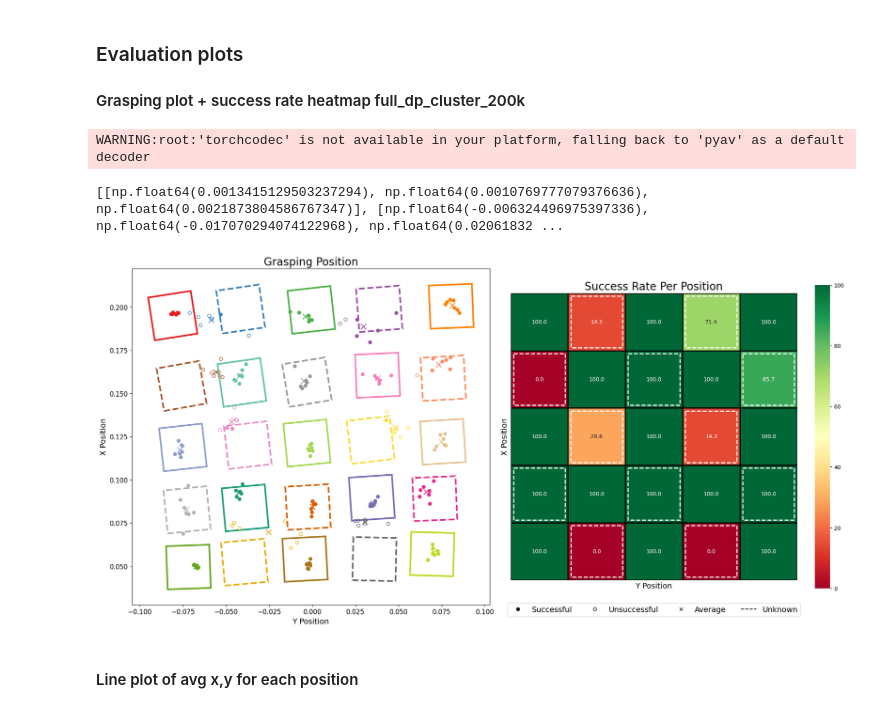
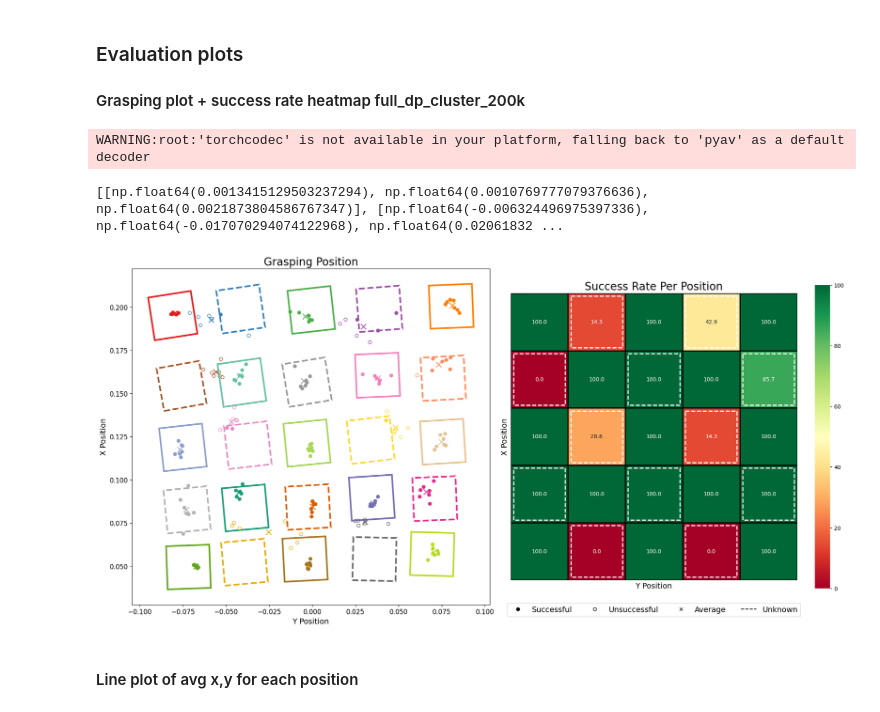
Before and after one commit to nicolas-duque/lerobot, a Jupyter notebook: lerobot/plots/eval_plots.ipynb, the cells around one changed output. Drawn from its saved outputs; the diff is of its cells as text; code cells hidden in the pictures.

Commit message:
Finished opening plots

```diff
--- a/lerobot/plots/eval_plots.ipynb
+++ b/lerobot/plots/eval_plots.ipynb
@@ -524,7 +524,7 @@ box_pos_avg_e9_all = [[0.195,-0.0809,  8.8293],[0.1988,-0.0415,  8.2231],[ 0.198
 success_e9_3_full_dp_cluster_200k = np.array([1,1,1,1,1,1,1, #1
                                                 0,0,0,0,0,0,1, #2
                                                 1,1,1,1,1,1,1, #3
-                                                1,1,0,1,1,1,0, #4
+                                                1,1,0,0,0,1,0, #4 --changed success of 25 (5th), because it didnt pick in first attempt
                                                 1,1,1,1,1,1,1, #5
                                                 0,0,0,0,0,0,0, #6
                                                 1,1,1,1,1,1,1, #7
@@ -648,34 +648,34 @@ print(avg_err)
 
 
 success_accum = success_accum.reshape(5, 5)
 annot_format=".1f"
 
 
 axs[1] = sns.heatmap(success_accum, annot=True, fmt=annot_format, cmap="RdYlGn", cbar=True, linewidths=1,linecolor='black',vmin=0,vmax=100,square=True,cbar_kws={"shrink": 0.8})
 
 if known_mask is not None:
         for y in range(success_accum.shape[0]):
             for x in range(success_accum.shape[1]):
                 if not known_mask[y, x]:
                     axs[1].add_patch(plt.Rectangle((x+0.05, y+0.05), 0.9, 0.9,fill=False, edgecolor='white',linestyle='--',lw=2))
 
 axs[1].set_xlabel("Y Position", fontsize=14)
 axs[1].set_ylabel("X Position", fontsize=14)
 axs[1].set_title("Success Rate Per Position", fontsize=20)
 axs[1].set_xticks([])
 axs[1].set_yticks([])
 
 success_marker = mlines.Line2D([], [], color='black', marker='o', markersize=6, label='Successful', fillstyle='full', linestyle='None')
 unsuccess_marker = mlines.Line2D([], [], color='black', marker='o', markersize=6, label='Unsuccessful', fillstyle='none', linestyle='None')
 average_marker = mlines.Line2D([], [], color='black', marker='x', markersize=6, label='Average', fillstyle='none', linestyle='None')
 unknown_marker = mlines.Line2D([], [], color='black', marker='None', markersize=6, label='Unknown', fillstyle='none', linestyle='--')
 fig.legend(handles=[success_marker, unsuccess_marker,average_marker, unknown_marker], loc='lower right', bbox_to_anchor=(0.91,0.03), fontsize=14, ncol=4)
 #fig.suptitle("Grasping attempts for test position", fontsize=20)
 fig.tight_layout()
 # %% [output]
 WARNING:root:'torchcodec' is not available in your platform, falling back to 'pyav' as a default decoder
 [[np.float64(0.0013415129503237294), np.float64(0.0010769777079376636), np.float64(0.0021873804586767347)], [np.float64(-0.006324496975397336), np.float64(-0.017070294074122968), np.float64(0.02061832 ...
-[figure, old version]
+[figure, new version]
 # %% [markdown]
 #### Line plot of avg x,y for each position ####
 # %%
```
Also changed, not shown: parts of 6 cells of this notebook.
